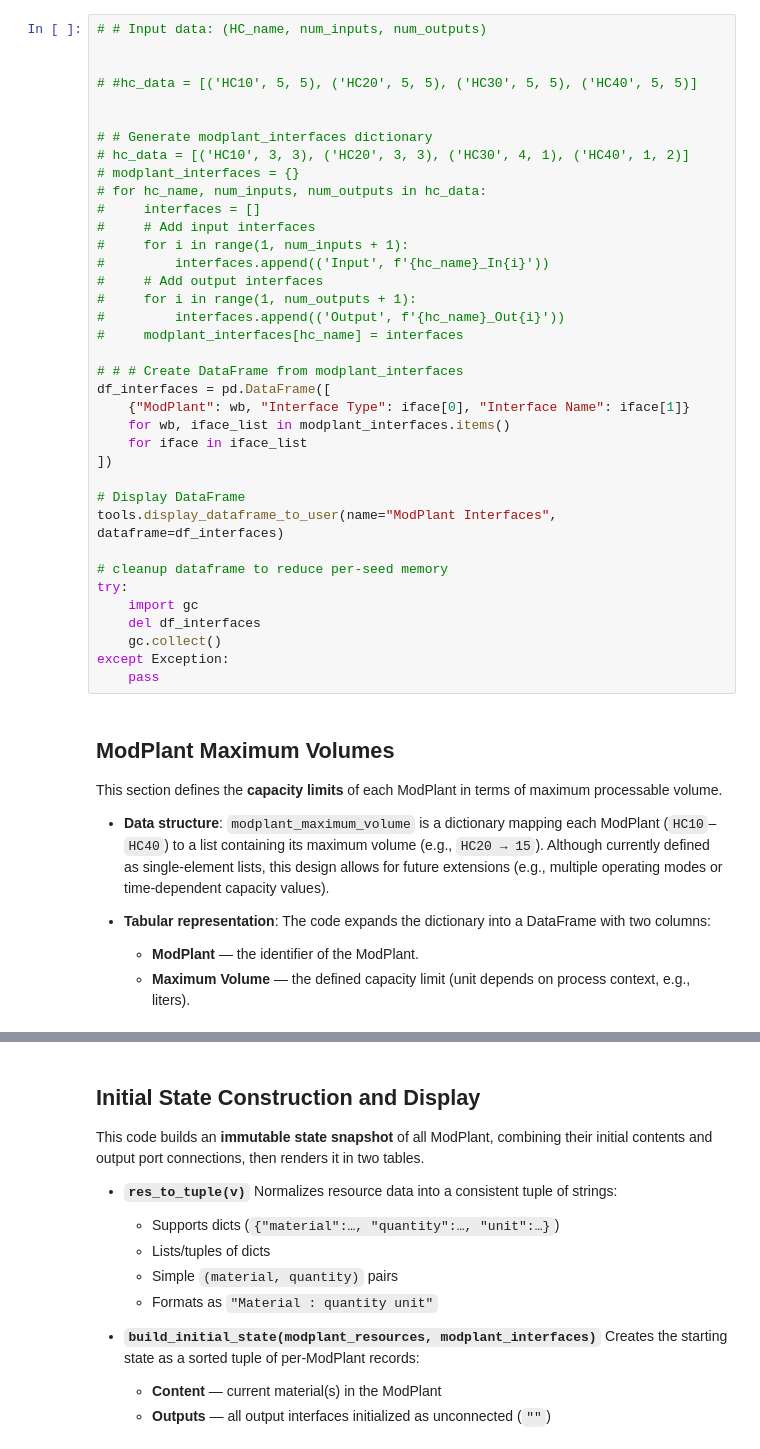
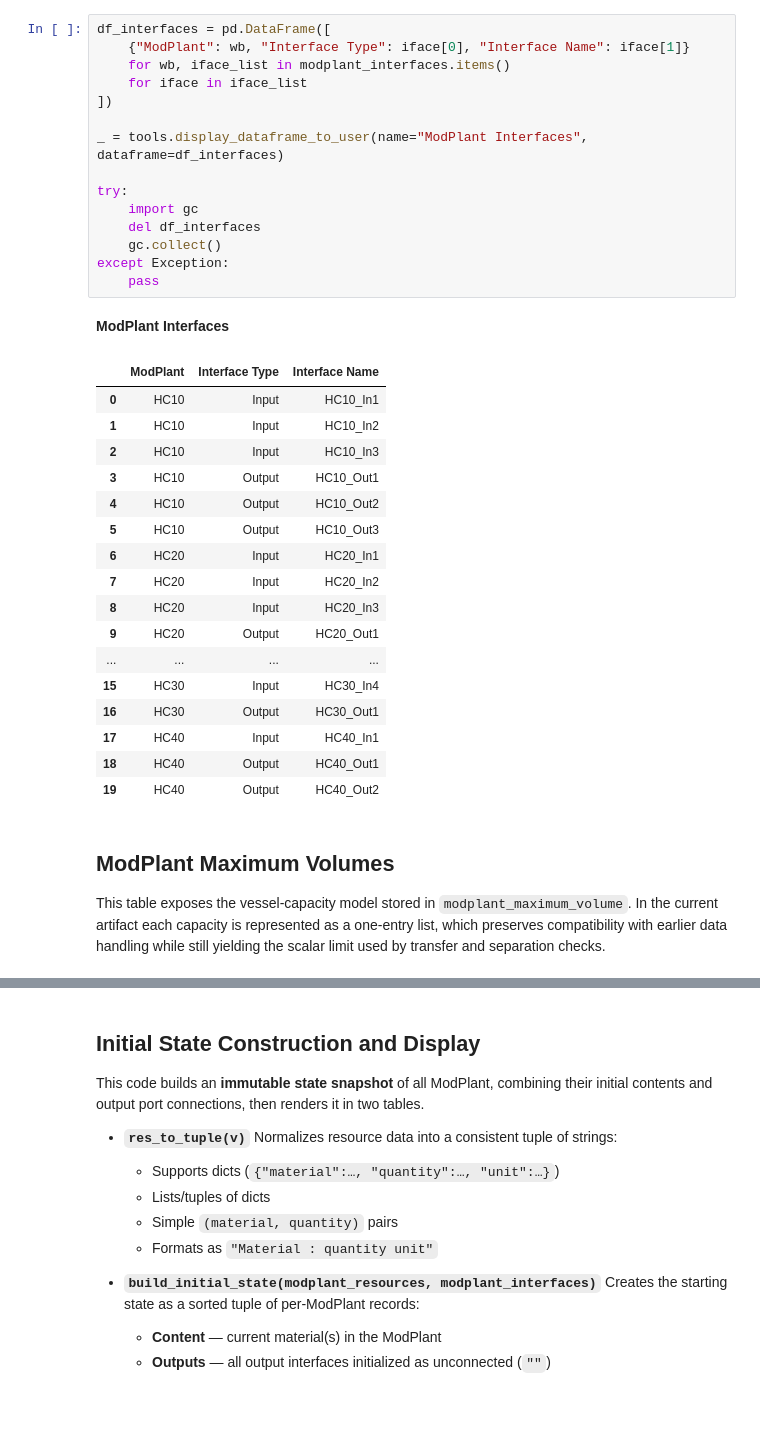
Before and after one commit to rwth-iat/MP-OPT, a Jupyter notebook: ModPlant-OPT.ipynb, the cells around one changed output, grey strips where cells are left out. Saved outputs shown, nothing was run; the diff lists cells and outputs as text; blank space fills up the shorter version.

```diff
--- a/ModPlant-OPT.ipynb
+++ b/ModPlant-OPT.ipynb
@@ -321,54 +345,41 @@ This snippet programmatically defines standardized input/output interfaces for e
 # %%
-# # Input data: (HC_name, num_inputs, num_outputs)
-
-
-# #hc_data = [('HC10', 5, 5), ('HC20', 5, 5), ('HC30', 5, 5), ('HC40', 5, 5)]
-
-
-# # Generate modplant_interfaces dictionary
-# hc_data = [('HC10', 3, 3), ('HC20', 3, 3), ('HC30', 4, 1), ('HC40', 1, 2)]
-# modplant_interfaces = {}
-# for hc_name, num_inputs, num_outputs in hc_data:
-#     interfaces = []
-#     # Add input interfaces
-#     for i in range(1, num_inputs + 1):
-#         interfaces.append(('Input', f'{hc_name}_In{i}'))
-#     # Add output interfaces
-#     for i in range(1, num_outputs + 1):
-#         interfaces.append(('Output', f'{hc_name}_Out{i}'))
-#     modplant_interfaces[hc_name] = interfaces
-
-# # # Create DataFrame from modplant_interfaces
 df_interfaces = pd.DataFrame([
     {"ModPlant": wb, "Interface Type": iface[0], "Interface Name": iface[1]}
     for wb, iface_list in modplant_interfaces.items()
     for iface in iface_list
 ])
 
-# Display DataFrame
-tools.display_dataframe_to_user(name="ModPlant Interfaces", dataframe=df_interfaces)
+_ = tools.display_dataframe_to_user(name="ModPlant Interfaces", dataframe=df_interfaces)
 
-# cleanup dataframe to reduce per-seed memory
 try:
     import gc
     del df_interfaces
     gc.collect()
 except Exception:
     pass
+# %% [output]
+**ModPlant Interfaces**
+|  | ModPlant | Interface Type | Interface Name |
+| 0 | HC10 | Input | HC10_In1 |
+| 1 | HC10 | Input | HC10_In2 |
+| 2 | HC10 | Input | HC10_In3 |
+| 3 | HC10 | Output | HC10_Out1 |
+| 4 | HC10 | Output | HC10_Out2 |
+| 5 | HC10 | Output | HC10_Out3 |
+| 6 | HC20 | Input | HC20_In1 |
+| 7 | HC20 | Input | HC20_In2 |
+| 8 | HC20 | Input | HC20_In3 |
+| 9 | HC20 | Output | HC20_Out1 |
+| ... | ... | ... | ... |
+| 15 | HC30 | Input | HC30_In4 |
+| 16 | HC30 | Output | HC30_Out1 |
+| 17 | HC40 | Input | HC40_In1 |
+| 18 | HC40 | Output | HC40_Out1 |
+| 19 | HC40 | Output | HC40_Out2 |
 # %% [markdown]
 ## ModPlant Maximum Volumes
 
-This section defines the **capacity limits** of each ModPlant in terms of maximum processable volume.
-
-* **Data structure**:
-  `modplant_maximum_volume` is a dictionary mapping each ModPlant (`HC10`–`HC40`) to a list containing its maximum volume (e.g., `HC20 → 15`).
-  Although currently defined as single-element lists, this design allows for future extensions (e.g., multiple operating modes or time-dependent capacity values).
-
-* **Tabular representation**:
-  The code expands the dictionary into a DataFrame with two columns:
-
-  * **ModPlant** — the identifier of the ModPlant.
-  * **Maximum Volume** — the defined capacity limit (unit depends on process context, e.g., liters).
+This table exposes the vessel-capacity model stored in `modplant_maximum_volume`. In the current artifact each capacity is represented as a one-entry list, which preserves compatibility with earlier data handling while still yielding the scalar limit used by transfer and separation checks.
 # %%
 df_maximum_volume = pd.DataFrame([
     {"ModPlant": wb, "Maximum Volume": vol}
```
Also changed, not shown: parts of 81 cells of this notebook, 2 other files.
